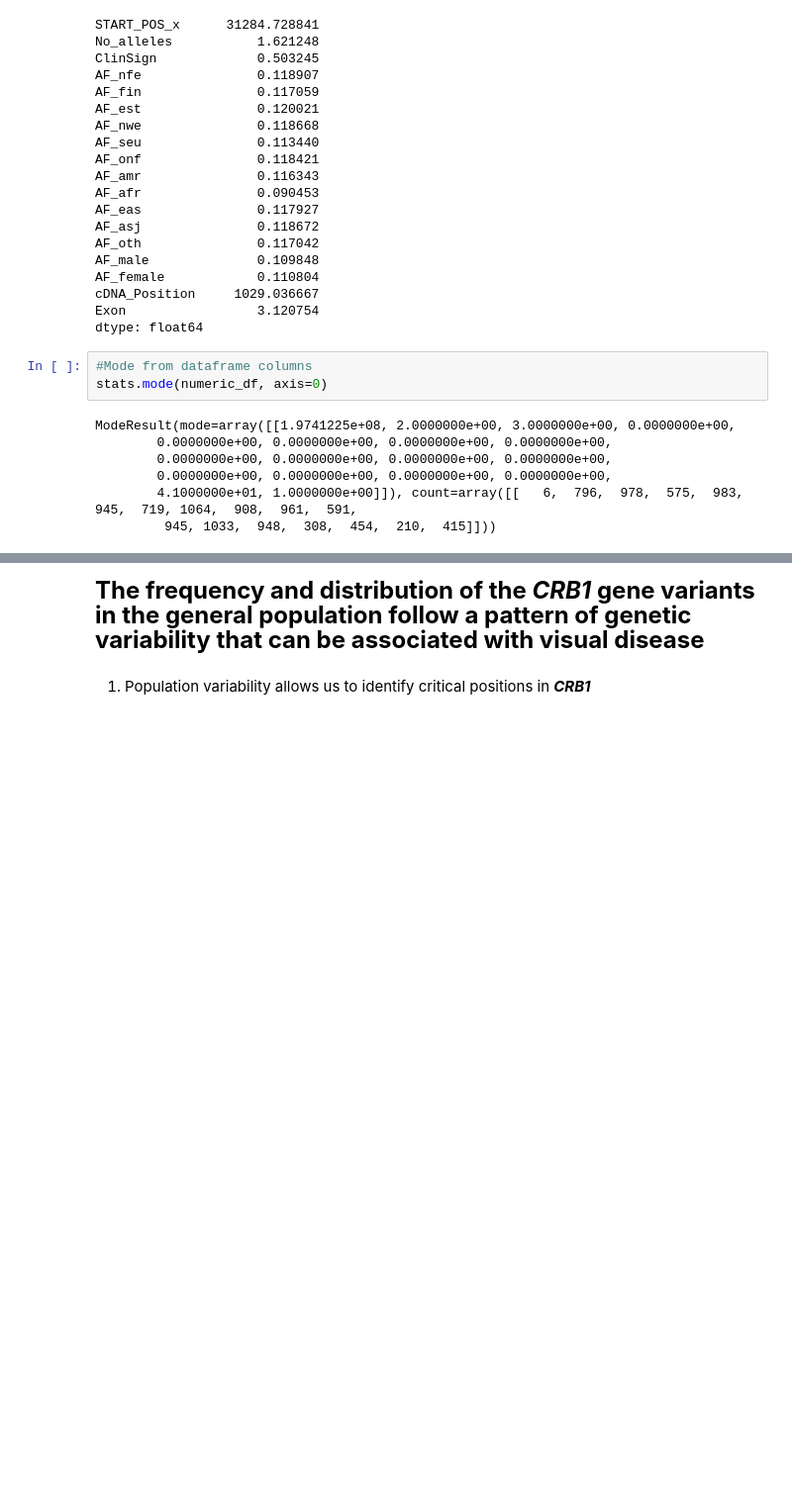
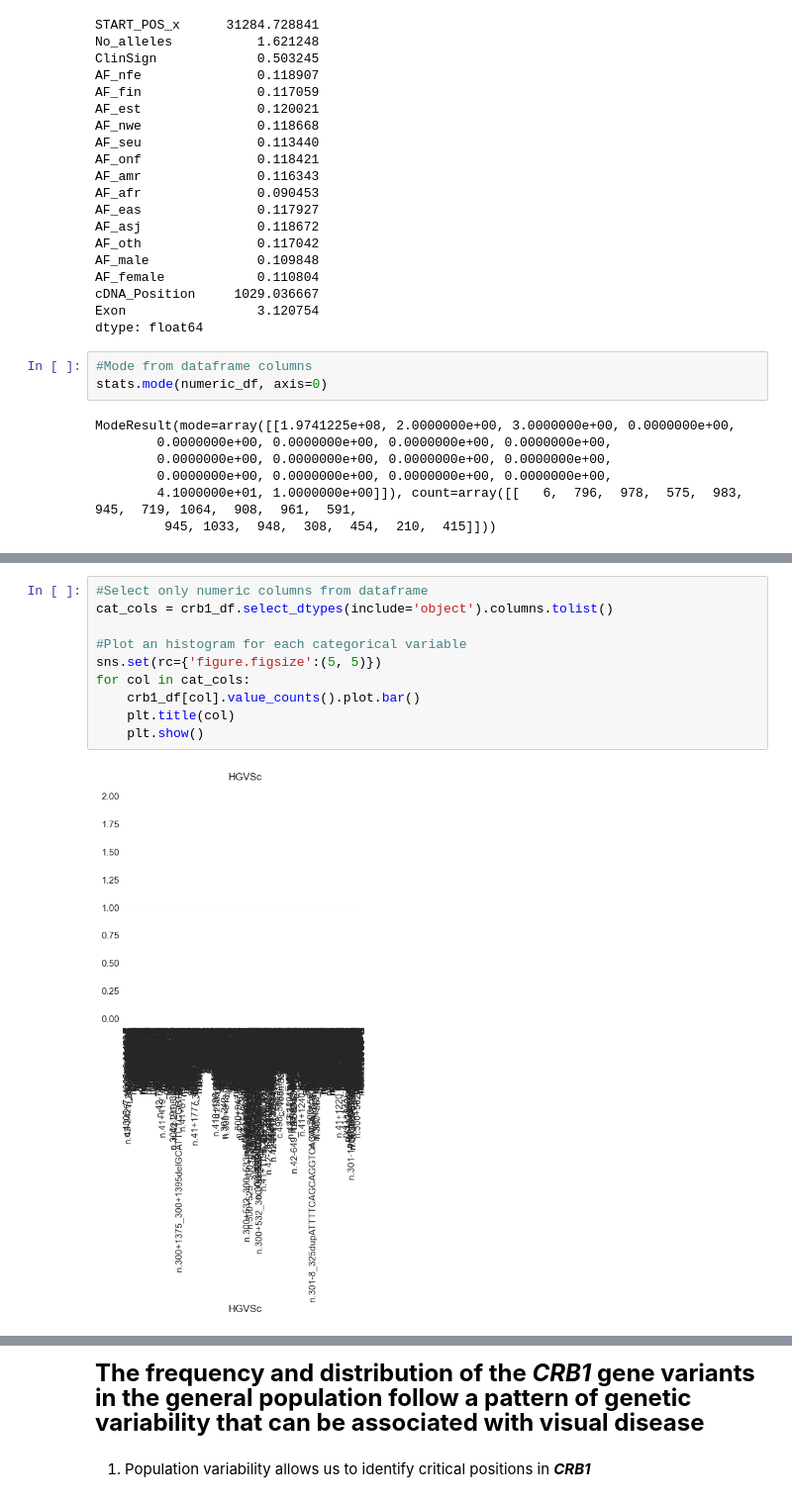
Before and after one commit to crodilla/gnomad_eda, a Jupyter notebook: src/EDA.ipynb, the cells around one changed output, grey strips where cells are left out. Shown at 99% size. Drawn from its saved outputs; the diff is of its cells as text; blank space fills up the shorter version.

```diff
--- a/src/EDA.ipynb
+++ b/src/EDA.ipynb
@@ -524,3 +510,15 @@ sns.set(rc={'figure.figsize':(15, 15)})
 sns.boxplot(data=crb1_df[populations + gender],orient='h',palette='Blues');
 # %% [output]
 [figure]
+# %%
+#Select only numeric columns from dataframe
+cat_cols = crb1_df.select_dtypes(include='object').columns.tolist()
+
+#Plot an histogram for each categorical variable
+sns.set(rc={'figure.figsize':(5, 5)})
+for col in cat_cols:
+    crb1_df[col].value_counts().plot.bar()
+    plt.title(col)
+    plt.show()
+# %% [output]
+[figure, added]
```
Also changed, not shown: parts of 6 cells of this notebook, 1 other file.
